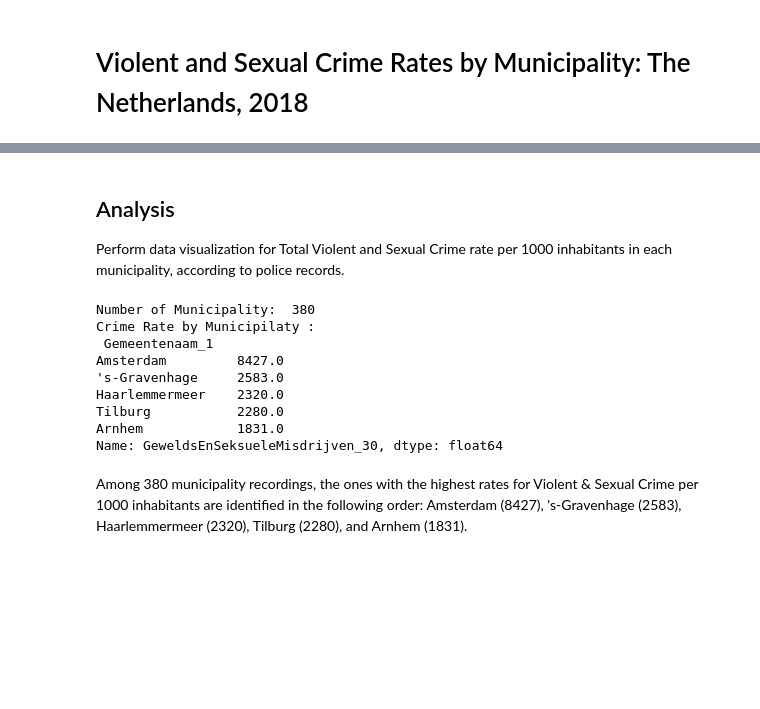
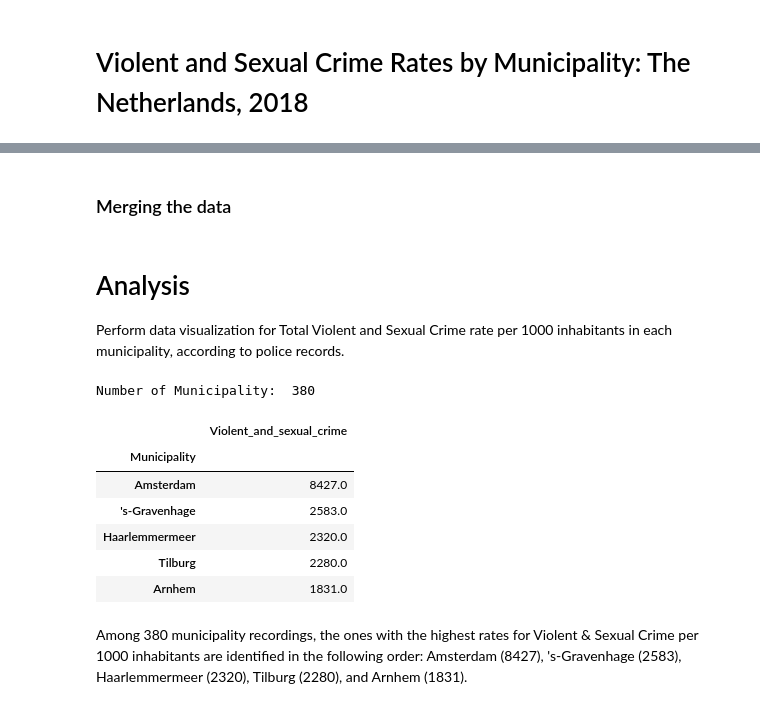
Before and after one commit to muratko357/Netherlands-Crime-Analysis, a Jupyter notebook: NL_Crime_rates_by_municipality.ipynb, the cells around one changed output, grey strips where cells are left out. Cells and saved outputs as stored; diff of their text form; code cells hidden in the pictures; blank space fills up the shorter version.

```diff
--- a/NL_Crime_rates_by_municipality.ipynb
+++ b/NL_Crime_rates_by_municipality.ipynb
@@ -31 +14,20 @@ data['Codering_3'] = data['Codering_3'].str.strip()
+# %%
+# Access the crime data about
+df = pd.read_csv(r'C:\Users\murat\Downloads\84468NED_TypedDataSet_04012021_122231.csv', sep=';' , index_col=[0])
+# Retain the columns of the analysis
+df.drop(['WijkenEnBuurten', 'SoortRegio_2', 'Indelingswijziging_4', 'AantalInwoners_5',
+       'TotaalVermogenVernielingEnGeweld_26', 'TotaalVermogensmisdrijven_27',
+       'TotaalDiefstalUitWoningSchuurED_28',
+       'VernielingMisdrijfTegenOpenbareOrde_29'],
+        axis=1, inplace=True)
+
+# Remove white spaces from the categorical data
+df['Codering_3'] = df['Codering_3'].str.strip()
+df['Gemeentenaam_1'] = df['Gemeentenaam_1'].str.strip()
+
+# Rename the columns
+df.rename(columns = {'Gemeentenaam_1':'Municipality',
+                     'Codering_3' : 'Code',
+                     'GeweldsEnSeksueleMisdrijven_30' : 'Violent_and_sexual_crime'},
+          inplace = True)
 # %%
@@ -45,0 +42,2 @@ data['Gemeentenaam_1'] = data['Gemeentenaam_1'].str.strip()
+# %% [markdown]
+### Merging the data
@@ -46,22 +48,22 @@ data['Gemeentenaam_1'] = data['Gemeentenaam_1'].str.strip()
 # %% [markdown]
-## Analysis
+# Analysis
 
 Perform data visualization for Total Violent and Sexual Crime rate per 1000 inhabitants in each municipality, according to police records.
 # %%
-# The municipalities with the highes crime rates of violent and sexual crime
-crimebym = data.groupby('Gemeentenaam_1')['GeweldsEnSeksueleMisdrijven_30'].sum().sort_values(ascending=False)
+# Display the municipalities with the highest crime rates of violent and sexual crime
+crimebym = df.groupby('Municipality')['Violent_and_sexual_crime'].sum().sort_values(ascending=False)
+crimebym = pd.DataFrame(crimebym)
 print("Number of Municipality: ", len(crimebym))
-print('Crime Rate by Municipilaty :' + '\n', crimebym.head())
+crimebym.head()
 # %% [output]
 Number of Municipality:  380
-Crime Rate by Municipilaty :
- Gemeentenaam_1
-Amsterdam         8427.0
-'s-Gravenhage     2583.0
-Haarlemmermeer    2320.0
-Tilburg           2280.0
-Arnhem            1831.0
-Name: GeweldsEnSeksueleMisdrijven_30, dtype: float64
+|  | Violent_and_sexual_crime |
+| Municipality |  |
+| Amsterdam | 8427.0 |
+| 's-Gravenhage | 2583.0 |
+| Haarlemmermeer | 2320.0 |
+| Tilburg | 2280.0 |
+| Arnhem | 1831.0 |
 # %% [markdown]
 Among 380 municipality recordings, the ones with the highest rates for Violent & Sexual Crime per 1000 inhabitants are identified in the following order: Amsterdam (8427), 's-Gravenhage (2583), Haarlemmermeer (2320), Tilburg (2280), and Arnhem (1831).
 # %%
```
Also changed, not shown: parts of 15 cells of this notebook.
